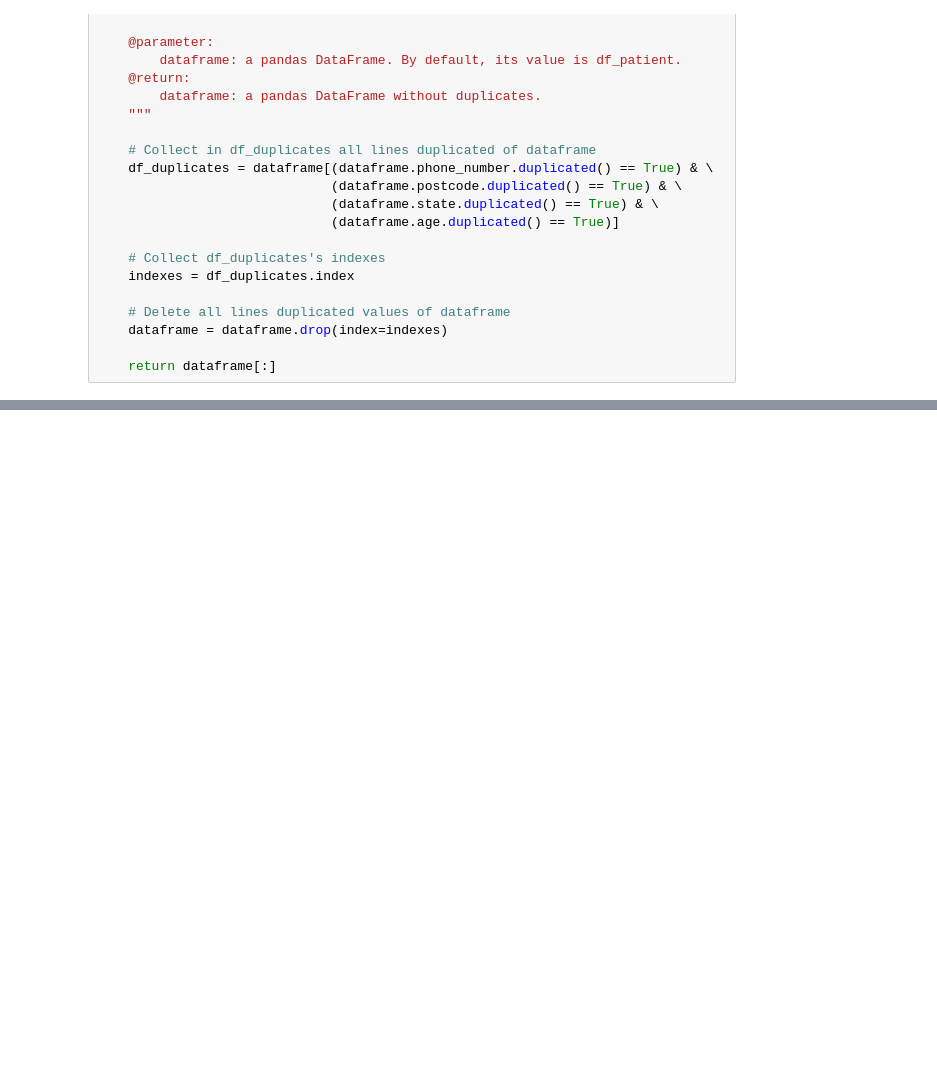
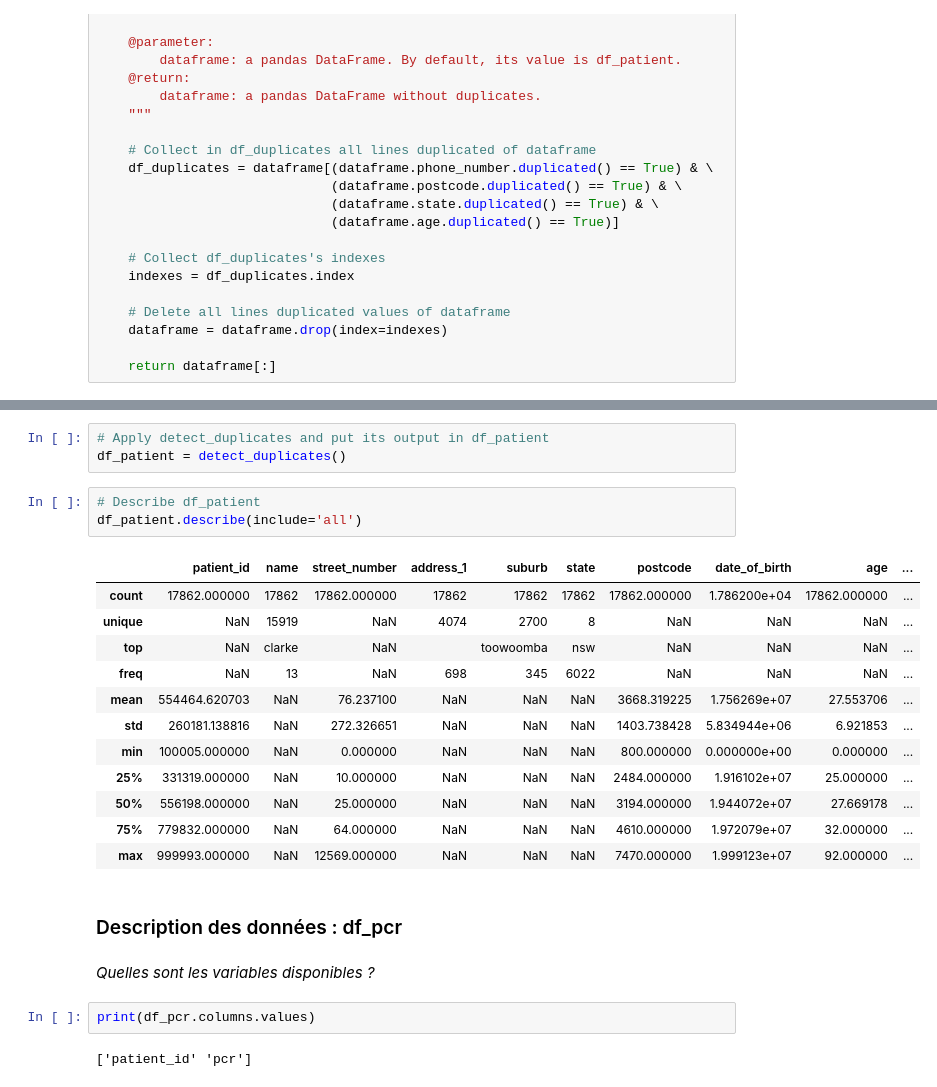
Before and after one commit to agougoua/inria-aphp-assignment, a Jupyter notebook: inria-aphp-assignment.ipynb, the cells around one changed output, grey strips where cells are left out. Saved outputs shown, nothing was run; the diff lists cells and outputs as text; blank space fills up the shorter version.

```diff
--- a/inria-aphp-assignment.ipynb
+++ b/inria-aphp-assignment.ipynb
@@ -1077,0 +1086,27 @@ def test
+# %%
+# Apply detect_duplicates and put its output in df_patient
+df_patient = detect_duplicates()
+# %%
+# Describe df_patient
+df_patient.describe(include='all')
+# %% [output]
+|  | patient_id | name | street_number | address_1 | suburb | state | postcode | date_of_birth | age | ... |
+| count | 17862.000000 | 17862 | 17862.000000 | 17862 | 17862 | 17862 | 17862.000000 | 1.786200e+04 | 17862.000000 | ... |
+| unique | NaN | 15919 | NaN | 4074 | 2700 | 8 | NaN | NaN | NaN | ... |
+| top | NaN | clarke | NaN |  | toowoomba | nsw | NaN | NaN | NaN | ... |
+| freq | NaN | 13 | NaN | 698 | 345 | 6022 | NaN | NaN | NaN | ... |
+| mean | 554464.620703 | NaN | 76.237100 | NaN | NaN | NaN | 3668.319225 | 1.756269e+07 | 27.553706 | ... |
+| std | 260181.138816 | NaN | 272.326651 | NaN | NaN | NaN | 1403.738428 | 5.834944e+06 | 6.921853 | ... |
+| min | 100005.000000 | NaN | 0.000000 | NaN | NaN | NaN | 800.000000 | 0.000000e+00 | 0.000000 | ... |
+| 25% | 331319.000000 | NaN | 10.000000 | NaN | NaN | NaN | 2484.000000 | 1.916102e+07 | 25.000000 | ... |
+| 50% | 556198.000000 | NaN | 25.000000 | NaN | NaN | NaN | 3194.000000 | 1.944072e+07 | 27.669178 | ... |
+| 75% | 779832.000000 | NaN | 64.000000 | NaN | NaN | NaN | 4610.000000 | 1.972079e+07 | 32.000000 | ... |
+| max | 999993.000000 | NaN | 12569.000000 | NaN | NaN | NaN | 7470.000000 | 1.999123e+07 | 92.000000 | ... |
+# %% [markdown]
+### Description des données : df_pcr
+# %% [markdown]
+*Quelles sont les variables disponibles ?*
+# %%
+print(df_pcr.columns.values)
+# %% [output]
+['patient_id' 'pcr']
```
Also changed, not shown: parts of 29 cells of this notebook, 1 other file.
